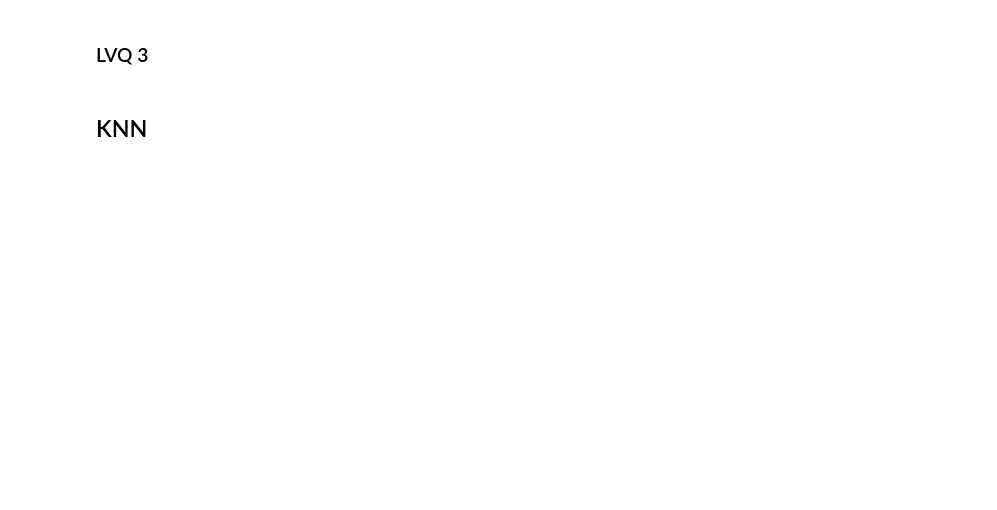
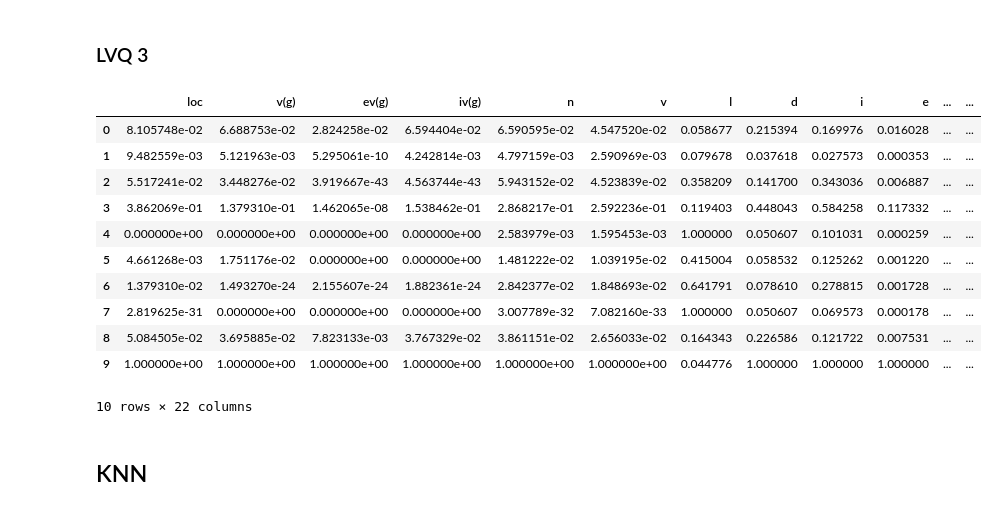
Before and after one commit to menezesmalu/machine_learning, a Jupyter notebook: lista 2/KC2 10 run separado.ipynb, the cells around one changed output. Cells and saved outputs as stored; diff of their text form; code cells hidden in the pictures; blank space fills up the shorter version.

```diff
--- a/lista 2/KC2 10 run separado.ipynb
+++ b/lista 2/KC2 10 run separado.ipynb
@@ -288,34 +314,47 @@ class LVQ3:
                 x_instance = x_train.iloc[idx]
                 x_class = y_train.iloc[idx]
 
                 #mais próximo
                 n1_idx   = x_neighbors[idx][0]
                 n1       = x_proto.iloc[n1_idx]
-                n1       = n1[:21] ##tá adicionando o indice como uma coluna na iteração seguinte
+                n1       = n1[:21]
                 n1_class = y_proto[n1_idx]
                 n1_dist  = euclidian_distance(n1, x_instance)
 
                 #segundo mais próximo
                 n2_idx   = x_neighbors[idx][0]
                 n2       = x_proto.iloc[n2_idx]
                 n2       = n2[:21]
                 n2_class = y_proto[n2_idx]
                 n2_dist  = euclidian_distance(n2, x_instance)
 
                 insideWindow = self.window(n1_dist, n2_dist)
                 if insideWindow:
                     if n1_class != n2_class:
                         x_proto.iloc[n1_idx] = self.updatePrototypes(n1, x_instance, n1_class == x_class, rate)
                         x_proto.iloc[n2_idx] = self.updatePrototypes(n2, x_instance, n2_class == x_class, rate)
                     else:
                         rate = rate * self._epsilon
                         x_proto.iloc[n1_idx] = self.updatePrototypes(n1, x_instance, True, rate)
                         x_proto.iloc[n2_idx] = self.updatePrototypes(n2, x_instance, True, rate)
 
         prototypes = pd.concat([x_proto, y_proto], axis=1)
         prototypes.columns = kc2.columns
         return prototypes
 
-# lvq3 = LVQ3(10, 0.3)
-# res  = lvq3.trainPrototypes(kc1, df)
-# df3
+lvq3 = LVQ3(10, 0.3)
+df3  = lvq3.trainPrototypes(kc2, df)
+df3
+# %% [output]
+|  | loc | v(g) | ev(g) | iv(g) | n | v | l | d | i | e | ... | ... |
+| 0 | 8.105748e-02 | 6.688753e-02 | 2.824258e-02 | 6.594404e-02 | 6.590595e-02 | 4.547520e-02 | 0.058677 | 0.215394 | 0.169976 | 0.016028 | ... | ... |
+| 1 | 9.482559e-03 | 5.121963e-03 | 5.295061e-10 | 4.242814e-03 | 4.797159e-03 | 2.590969e-03 | 0.079678 | 0.037618 | 0.027573 | 0.000353 | ... | ... |
+| 2 | 5.517241e-02 | 3.448276e-02 | 3.919667e-43 | 4.563744e-43 | 5.943152e-02 | 4.523839e-02 | 0.358209 | 0.141700 | 0.343036 | 0.006887 | ... | ... |
+| 3 | 3.862069e-01 | 1.379310e-01 | 1.462065e-08 | 1.538462e-01 | 2.868217e-01 | 2.592236e-01 | 0.119403 | 0.448043 | 0.584258 | 0.117332 | ... | ... |
+| 4 | 0.000000e+00 | 0.000000e+00 | 0.000000e+00 | 0.000000e+00 | 2.583979e-03 | 1.595453e-03 | 1.000000 | 0.050607 | 0.101031 | 0.000259 | ... | ... |
+| 5 | 4.661268e-03 | 1.751176e-02 | 0.000000e+00 | 0.000000e+00 | 1.481222e-02 | 1.039195e-02 | 0.415004 | 0.058532 | 0.125262 | 0.001220 | ... | ... |
+| 6 | 1.379310e-02 | 1.493270e-24 | 2.155607e-24 | 1.882361e-24 | 2.842377e-02 | 1.848693e-02 | 0.641791 | 0.078610 | 0.278815 | 0.001728 | ... | ... |
+| 7 | 2.819625e-31 | 0.000000e+00 | 0.000000e+00 | 0.000000e+00 | 3.007789e-32 | 7.082160e-33 | 1.000000 | 0.050607 | 0.069573 | 0.000178 | ... | ... |
+| 8 | 5.084505e-02 | 3.695885e-02 | 7.823133e-03 | 3.767329e-02 | 3.861151e-02 | 2.656033e-02 | 0.164343 | 0.226586 | 0.121722 | 0.007531 | ... | ... |
+| 9 | 1.000000e+00 | 1.000000e+00 | 1.000000e+00 | 1.000000e+00 | 1.000000e+00 | 1.000000e+00 | 0.044776 | 1.000000 | 1.000000 | 1.000000 | ... | ... |
+10 rows × 22 columns
```
Also changed, not shown: parts of 7 cells of this notebook, 2 other files.
